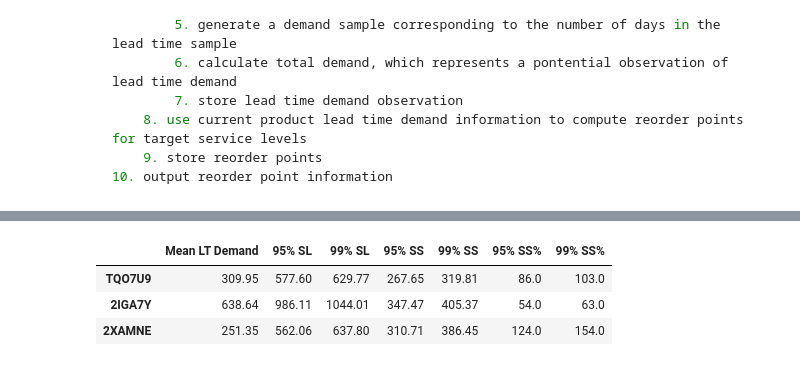
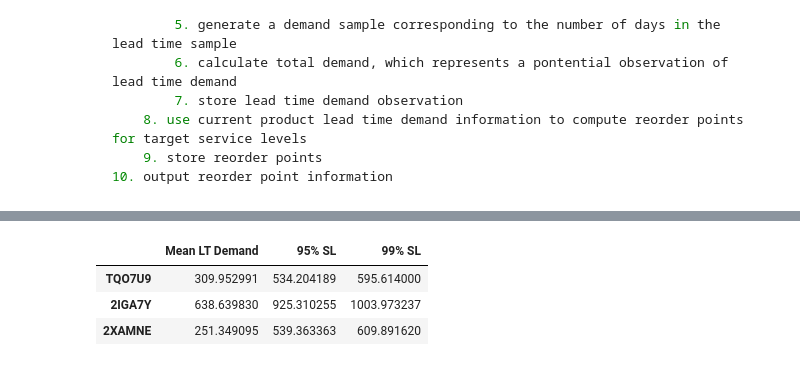
Before and after one commit to nkfreeman/OM_527_Materials, a Jupyter notebook: Reorder_Point_Determination/Reorder_Point_Determination.ipynb, the cells around one changed output, grey strips where cells are left out. Drawn from its saved outputs; the diff is of its cells as text; code cells hidden in the pictures.

```diff
--- a/Reorder_Point_Determination/Reorder_Point_Determination.ipynb
+++ b/Reorder_Point_Determination/Reorder_Point_Determination.ipynb
@@ -97,15 +103,14 @@ plt.show()
 The following code block specifes the code needed to fit a distribution for the product specified in the previous cell and generate a sample for the demand that for each day of a specified lead time. Summing up the demand values in the sample provides a single scenario for the demand during the replenishment lead time.
 # %%
 demand_data_sample = demand_data[current_product].values
-demand_best_params = pyop.dist_fit.fit_best_kde(demand_data_sample, fit_sample_size = 400)
-demand_pdfx, demand_pdfy = pyop.dist_fit.pdf_from_kde(demand_data_sample,
-                                                      bandwidth = demand_best_params['bandwidth'],
-                                                      kernel = demand_best_params['kernel'])
-
+demand_best_params = dist_fit.fit_best_kde(demand_data_sample,
+                                           fit_sample_size = 400)
+pdf = dist_fit.pdf_from_kde(demand_data_sample,
+                            bandwidth = demand_best_params['bandwidth'],
+                            kernel = demand_best_params['kernel'])
 lt_val = 10
-demand_random_sample = pyop.dist_fit.trunc_kde_sample(demand_pdfx,
-                                                      demand_pdfy,
-                                                      low = 0,
-                                                      sample_size = lt_val)
+demand_random_sample = dist_fit.trunc_kde_sample(pdf['x'],
+                                                 pdf['y'],
+                                                 sample_size = lt_val)
 print(f'Demand during lead time is {np.array(demand_random_sample).sum()}')
 # %% [output]
@@ -139,12 +144,13 @@ service_levels = [95, 99]
 # products to consider
 cutoff = 3
 
-# initialize an empty Numpy array to store the
+# initialize an empty dictionary to store the
 # reorder point information
-reorder_point_array = np.zeros((cutoff, 3*len(service_levels)+1))
+reorder_info = {}
 
 # for each product (up to the specified cutoff)
 for index, current_product in enumerate(lt_data['Product'].unique()[:cutoff]):
+    reorder_info[current_product] = {}
 
     # capture the time that the simulation starts for the current product
     start = datetime.datetime.now()
@@ -156,61 +162,49 @@ for index, current_product in enumerate(lt_data['Product'].unique()[:cutoff]):
     # fit the lead time distribution for the current product
     lt_data_sample = lt_data[lt_data['Product'] == current_product]['Lead_Time'].values
     mean_lt = lt_data_sample.mean()
-    lt_best_params = pyop.dist_fit.fit_best_kde(lt_data_sample)
-    lt_pdfx, lt_pdfy = pyop.dist_fit.pdf_from_kde(lt_data_sample,
-                                                  bandwidth = lt_best_params['bandwidth'],
-                                                  kernel = lt_best_params['kernel'])
+    lt_best_params = dist_fit.fit_best_kde(lt_data_sample)
+    lt_pdf = dist_fit.pdf_from_kde(lt_data_sample,
+                                   bandwidth = lt_best_params['bandwidth'],
+                                   kernel = lt_best_params['kernel'])
 
     # fit the demand distribution for the current product
     demand_data_sample = demand_data[current_product].values
     mean_demand = demand_data_sample.mean()
-    demand_best_params = pyop.dist_fit.fit_best_kde(demand_data_sample, fit_sample_size = 400)
-    demand_pdfx, demand_pdfy = pyop.dist_fit.pdf_from_kde(demand_data_sample,
-                                                          bandwidth = demand_best_params['bandwidth'],
-                                                          kernel = demand_best_params['kernel'])
+    demand_best_params = dist_fit.fit_best_kde(demand_data_sample, fit_sample_size = 400)
+    demand_pdf = dist_fit.pdf_from_kde(demand_data_sample,
+                                       bandwidth = demand_best_params['bandwidth'],
+                                       kernel = demand_best_params['kernel'])
 
     # calculate the mean demand during the lead time
     mean_demand_during_LT = mean_demand * mean_lt
 
     # generate a random lead time sample
-    lt_random_sample = pyop.dist_fit.trunc_kde_sample(lt_pdfx, lt_pdfy, low = 0, sample_size = sample_size)
+    lt_random_sample = dist_fit.trunc_kde_sample(lt_pdf['x'], lt_pdf['y'], sample_size = sample_size)
 
     # for each lead time value in the sample
-    for lt_val in lt_random_sample:
+    for lt_index, lt_val in enumerate(lt_random_sample):
 
         # generate a demand sample where the length of the sample
         # equals the current value of the lead time sample
         # (rounded UP to the nearest integer)
-        demand_random_sample = pyop.dist_fit.trunc_kde_sample(demand_pdfx,
-                                                          demand_pdfy,
-                                                          low = 0,
-                                                          sample_size = int(np.ceil(lt_val)))
+        demand_random_sample = dist_fit.trunc_kde_sample(demand_pdf['x'],
+                                                         demand_pdf['y'],
+                                                         low = 0,
+                                                         seed = lt_index,
+                                                         sample_size = int(np.ceil(lt_val)))
 
         # sum the demand values and append result to lead
         # time demand list
         demand_during_lt_list.append(np.array(demand_random_sample).sum())
 
     # update reorder point array
-    reorder_point_array[index, 0:1] = mean_demand_during_LT
-    reorder_point_array[index, 1:1+len(service_levels)] = \
-    np.percentile(np.array(demand_during_lt_list), service_levels)
-
-    reorder_point_array[index, 1+len(service_levels):1+2*len(service_levels)] = \
-    reorder_point_array[index, 1:1+len(service_levels)] - mean_demand_during_LT
-
-    reorder_point_array[index, 1+2*len(service_levels):] = \
-    100*np.round((reorder_point_array[index, 1:1+len(service_levels)]/mean_demand_during_LT) - 1,2)
+    reorder_info[current_product]['Mean LT Demand'] = mean_demand_during_LT
+    for service_level in service_levels:
+        reorder_info[current_product][f'{service_level}% SL'] = np.percentile(np.array(demand_during_lt_list),
+                                                                              service_level)
 
     # capture and print the elapsed simulation time for the current product
     print(f'{current_product} complete. Total run time = {datetime.datetime.now()-start}')
 
-# create and output Pandas DataFrame
-reorder_point_data = pd.DataFrame(reorder_point_array,
-                              columns = ['Mean LT Demand'] +\
-                              [f'{sl}% SL' for sl in service_levels] +\
-                              [f'{sl}% SS' for sl in service_levels] +\
-                              [f'{sl}% SS%' for sl in service_levels],
-                              index = lt_data['Product'].unique()[:cutoff])
-
-np.round(reorder_point_data, 2)
+pd.DataFrame.from_dict(reorder_info, orient = 'index')
 # %% [output]
@@ -220,4 +214,4 @@ TQO7U9 complete. Total run time = 0:00:02.711029
-|  | Mean LT Demand | 95% SL | 99% SL | 95% SS | 99% SS | 95% SS% | 99% SS% |
-| TQO7U9 | 309.95 | 577.60 | 629.77 | 267.65 | 319.81 | 86.0 | 103.0 |
-| 2IGA7Y | 638.64 | 986.11 | 1044.01 | 347.47 | 405.37 | 54.0 | 63.0 |
-| 2XAMNE | 251.35 | 562.06 | 637.80 | 310.71 | 386.45 | 124.0 | 154.0 |
+|  | Mean LT Demand | 95% SL | 99% SL |
+| TQO7U9 | 309.952991 | 534.204189 | 595.614000 |
+| 2IGA7Y | 638.639830 | 925.310255 | 1003.973237 |
+| 2XAMNE | 251.349095 | 539.363363 | 609.891620 |
```
Also changed, not shown: parts of 6 cells of this notebook, 1 other file.
